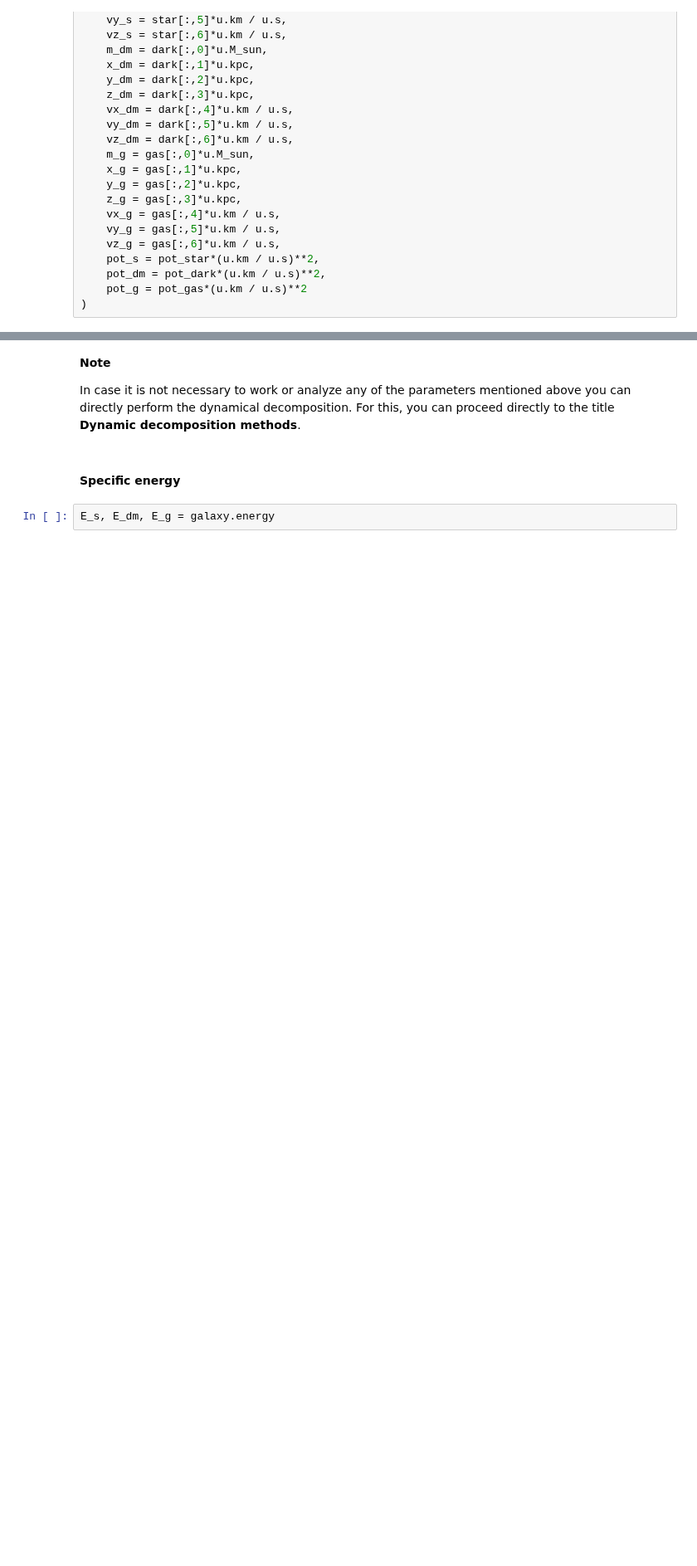
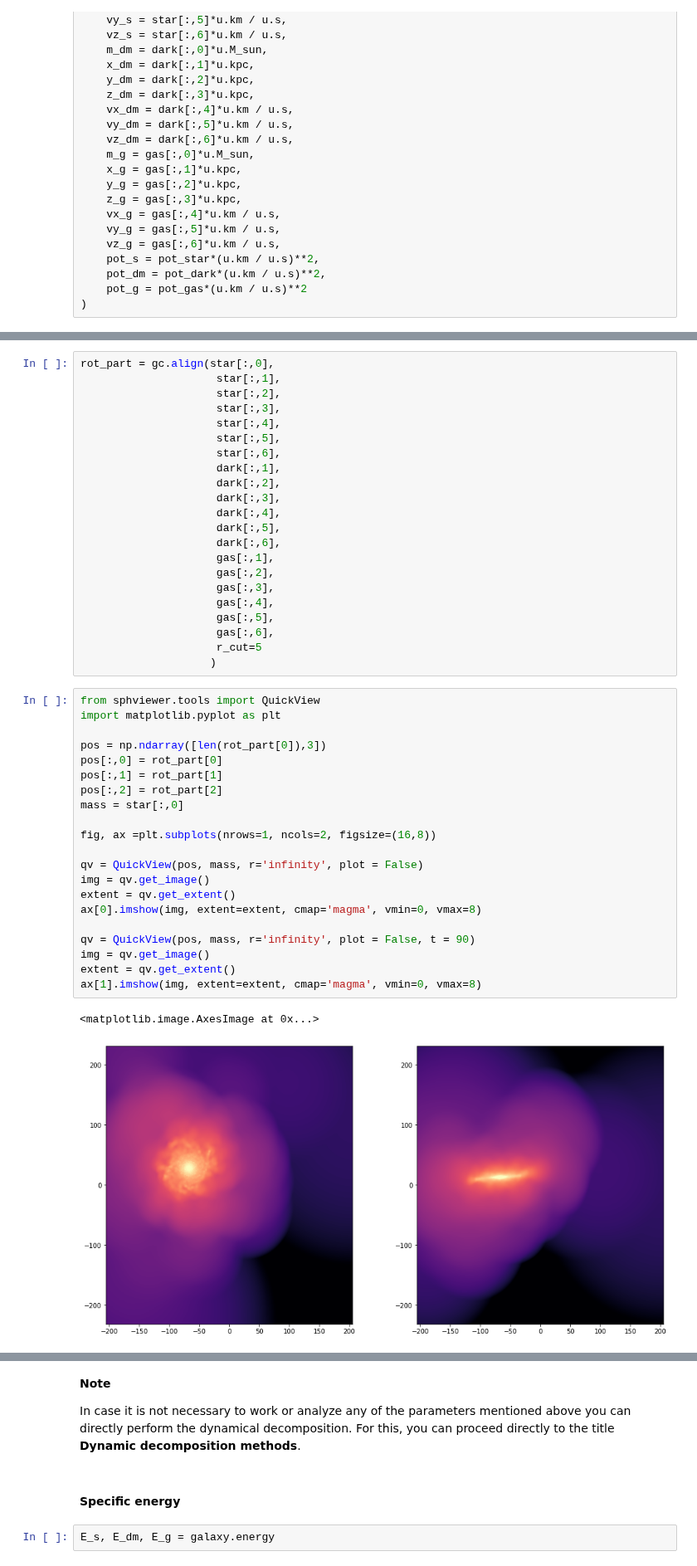
Before and after one commit to vcristiani/galaxy-chop, a Jupyter notebook: docs/source/tutorial.ipynb, the cells around one changed output, grey strips where cells are left out. Shown at 83% size. Drawn from its saved outputs; the diff is of its cells as text; blank space fills up the shorter version.

Commit message:
tutorial plots

```diff
--- a/docs/source/tutorial.ipynb
+++ b/docs/source/tutorial.ipynb
@@ -64,0 +71,46 @@ galaxy = gc.Galaxy(
+# %%
+rot_part = gc.align(star[:,0],
+                     star[:,1],
+                     star[:,2],
+                     star[:,3],
+                     star[:,4],
+                     star[:,5],
+                     star[:,6],
+                     dark[:,1],
+                     dark[:,2],
+                     dark[:,3],
+                     dark[:,4],
+                     dark[:,5],
+                     dark[:,6],
+                     gas[:,1],
+                     gas[:,2],
+                     gas[:,3],
+                     gas[:,4],
+                     gas[:,5],
+                     gas[:,6],
+                     r_cut=5
+                    )
+# %%
+from sphviewer.tools import QuickView
+import matplotlib.pyplot as plt
+
+pos = np.ndarray([len(rot_part[0]),3])
+pos[:,0] = rot_part[0]
+pos[:,1] = rot_part[1]
+pos[:,2] = rot_part[2]
+mass = star[:,0]
+
+fig, ax =plt.subplots(nrows=1, ncols=2, figsize=(16,8))
+
+qv = QuickView(pos, mass, r='infinity', plot = False)
+img = qv.get_image()
+extent = qv.get_extent()
+ax[0].imshow(img, extent=extent, cmap='magma', vmin=0, vmax=8)
+
+qv = QuickView(pos, mass, r='infinity', plot = False, t = 90)
+img = qv.get_image()
+extent = qv.get_extent()
+ax[1].imshow(img, extent=extent, cmap='magma', vmin=0, vmax=8)
+# %% [output]
+<matplotlib.image.AxesImage at 0x...>
+[figure, added]
```
Also changed, not shown: parts of 9 cells of this notebook.
